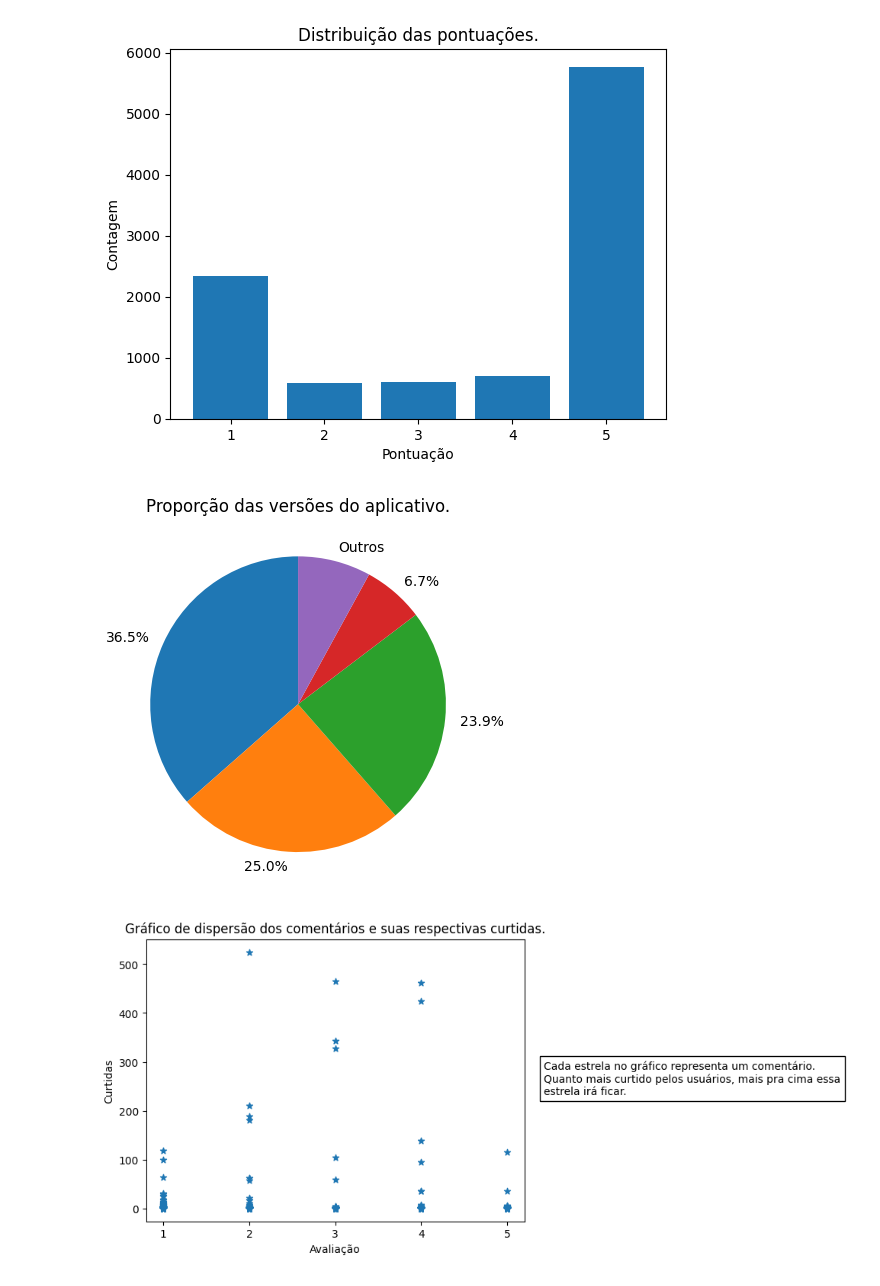
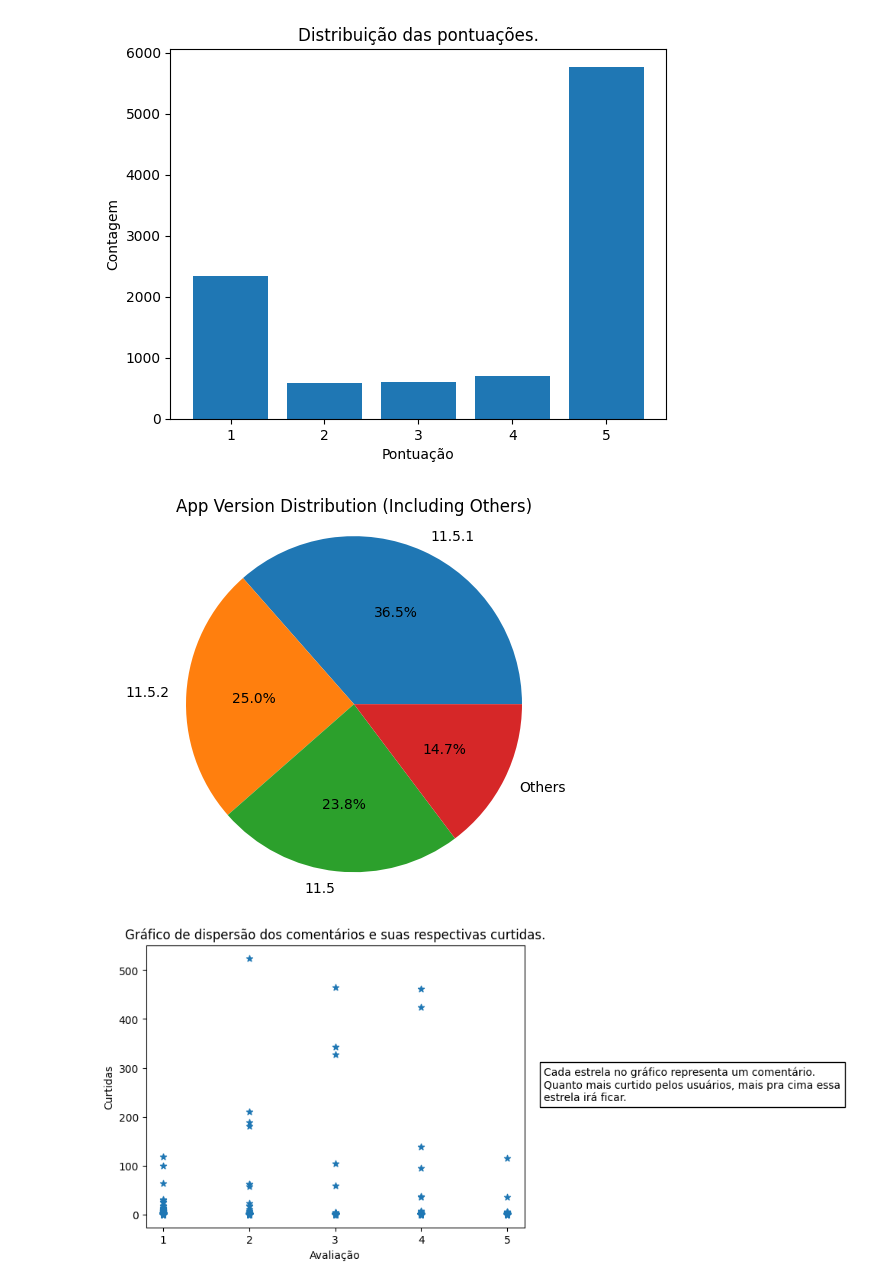
Before and after one commit to geraldoam/play-store-app-reviews, a Jupyter notebook: play_store_app_reviews.ipynb, the cells around one changed output. Cells and saved outputs as stored; diff of their text form; code cells hidden in the pictures.

Commit message:
fixing pie graph

```diff
--- a/play_store_app_reviews.ipynb
+++ b/play_store_app_reviews.ipynb
@@ -68,24 +69,24 @@ plt.ylabel('Contagem')
 plt.show()
 # %% [output]
 [figure]
-# %%
-
-app_version_counts = df['App Version'].value_counts(normalize=True)
-
-major_values = app_version_counts[app_version_counts >= 0.05]
-other_values = app_version_counts[app_version_counts < 0.05].sum()
-
-major_labels = [f'{v:.1%}' for v in major_values]
-other_labels = ['Outros']
-labels = major_labels + other_labels
-
-plt.pie(major_values.values.tolist() + [other_values],
-        labels=labels, startangle=90)
-
-plt.title('Proporção das versões do aplicativo.')
-plt.show()
-# %% [output]
-[figure, removed]
+# %%
+version_counts = df['App Version'].value_counts(dropna=True)
+
+version_percentages = version_counts / len(df) * 100
+
+threshold = 10
+other_versions = version_percentages[version_percentages <= threshold]
+other_percentage = other_versions.sum()
+
+version_percentages = version_percentages[version_percentages > threshold]
+version_percentages['Others'] = other_percentage
+
+plt.pie(version_percentages, labels=version_percentages.index, autopct='%1.1f%%')
+plt.title("App Version Distribution (Including Others)")
+plt.axis('equal')
+plt.show()
+# %% [output]
+[figure, added]
 # %%
 x = df['Score']
 y = df['Thumbs Up Count']
```
Also changed, not shown: parts of 2 cells of this notebook.
